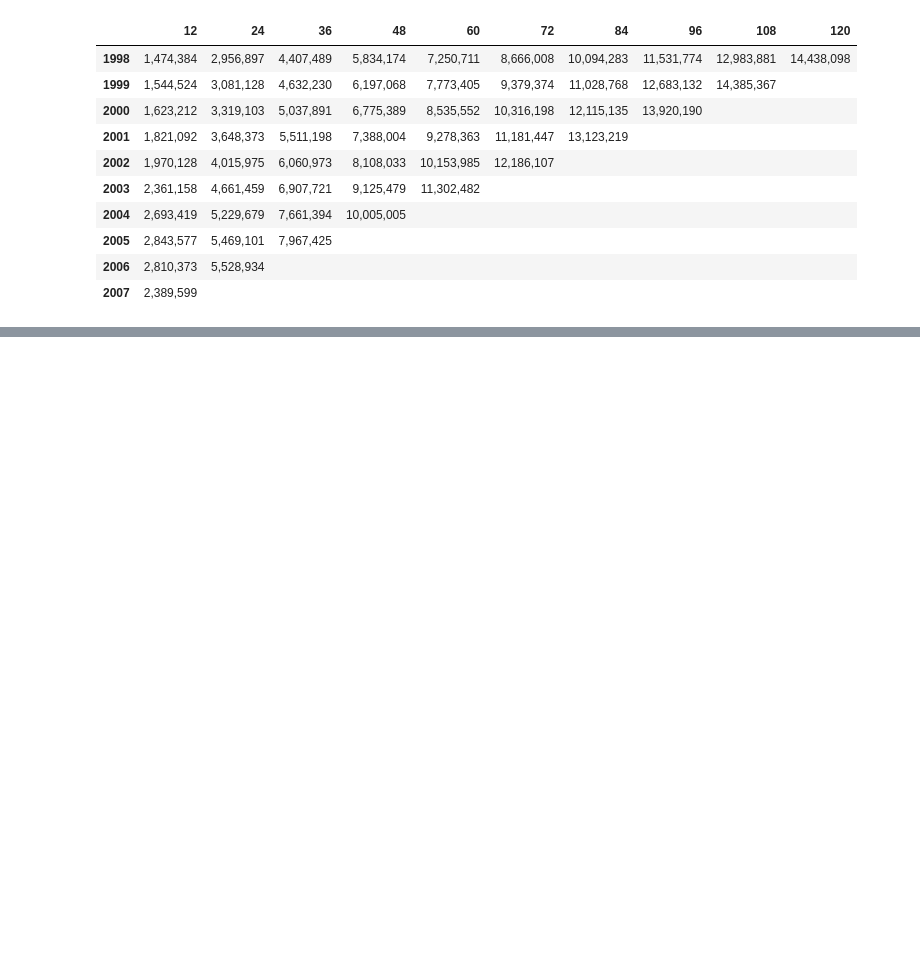
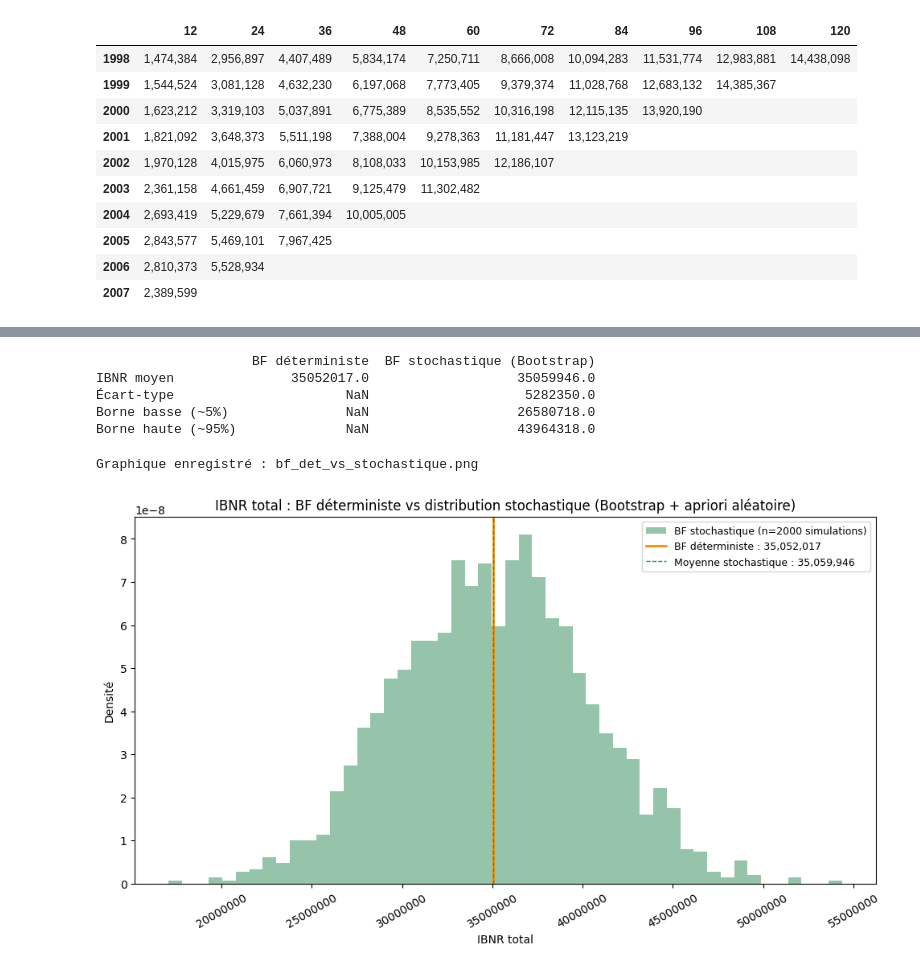
Before and after one commit to mahoutin2004/provisionnement_assurance_non_vie, a Jupyter notebook: notebook.ipynb, the cells around one changed output, grey strips where cells are left out. Cells and saved outputs as stored; diff of their text form; code cells hidden in the pictures; blank space fills up the shorter version.

```diff
--- a/notebook.ipynb
+++ b/notebook.ipynb
@@ -126,0 +281,13 @@ triangle_sup.link_ratio.heatmap()
+# %%
+APRIORI = 0.65        # loss ratio a priori (hypothèse métier / marché)
+APRIORI_SIGMA = 0.10  # incertitude sur l'apriori lui-même (10%)
+N_SIMS = 2000
+# %%
+# BORNHUETTER-FERGUSON DÉTERMINISTE
+
+bf_det = cl.BornhuetterFerguson(apriori=APRIORI).fit(
+    triangle_sup, sample_weight=premium
+)
+
+ibnr_det = float(bf_det.ibnr_.sum('origin'))
+print(f"IBNR total (BF déterministe)     : {ibnr_det:,.0f}")
@@ -126,0 +334,61 @@ triangle_sup.link_ratio.heatmap()
+# %%
+# Comparaison
+
+comparaison = pd.DataFrame({
+    'BF déterministe': [ibnr_det, np.nan, np.nan, np.nan],
+    'BF stochastique (Bootstrap)': [
+        ibnr_dist.values.mean(), ibnr_dist.values.std(), q05, q95
+    ],
+}, index=['IBNR moyen', 'Écart-type', 'Borne basse (~5%)', 'Borne haute (~95%)'])
+
+print(comparaison.round(0))
+# %% [output]
+                    BF déterministe  BF stochastique (Bootstrap)
+IBNR moyen               35052017.0                   35059946.0
+Écart-type                      NaN                    5282350.0
+Borne basse (~5%)               NaN                   26580718.0
+Borne haute (~95%)              NaN                   43964318.0
+# %%
+# Visualisation combinée
+
+fig, ax = plt.subplots(figsize=(10, 6))
+
+# Distribution stochastique (Bootstrap + apriori_sigma)
+ax.hist(
+    ibnr_dist.values.flatten(),
+    bins=50,
+    density=True,
+    alpha=0.5,
+    color='seagreen',
+    label=f'BF stochastique (n={N_SIMS} simulations)'
+)
+
+# Point estimate déterministe : simple ligne verticale (pas de courbe,
+# puisqu'il n'y a pas de formule analytique d'erreur standard type Mack)
+ax.axvline(
+    ibnr_det, color='darkorange', linewidth=2,
+    label=f'BF déterministe : {ibnr_det:,.0f}'
+)
+ax.axvline(
+    ibnr_dist.values.mean(), color='seagreen', linestyle='--', linewidth=1,
+    label=f'Moyenne stochastique : {ibnr_dist.values.mean():,.0f}'
+)
+
+ax.set_title(
+    "IBNR total : BF déterministe vs distribution stochastique "
+    "(Bootstrap + apriori aléatoire)",
+    fontsize=12
+)
+ax.set_xlabel("IBNR total")
+ax.set_ylabel("Densité")
+ax.legend(loc='upper right', fontsize=9)
+ax.ticklabel_format(style='plain', axis='x')
+plt.xticks(rotation=30)
+plt.tight_layout()
+
+plt.savefig('bf_det_vs_stochastique.png', dpi=150)
+print("\nGraphique enregistré : bf_det_vs_stochastique.png")
+plt.show()
+# %% [output]
+Graphique enregistré : bf_det_vs_stochastique.png
+[figure, added]
```
Also changed, not shown: parts of 21 cells of this notebook, 2 other files.
